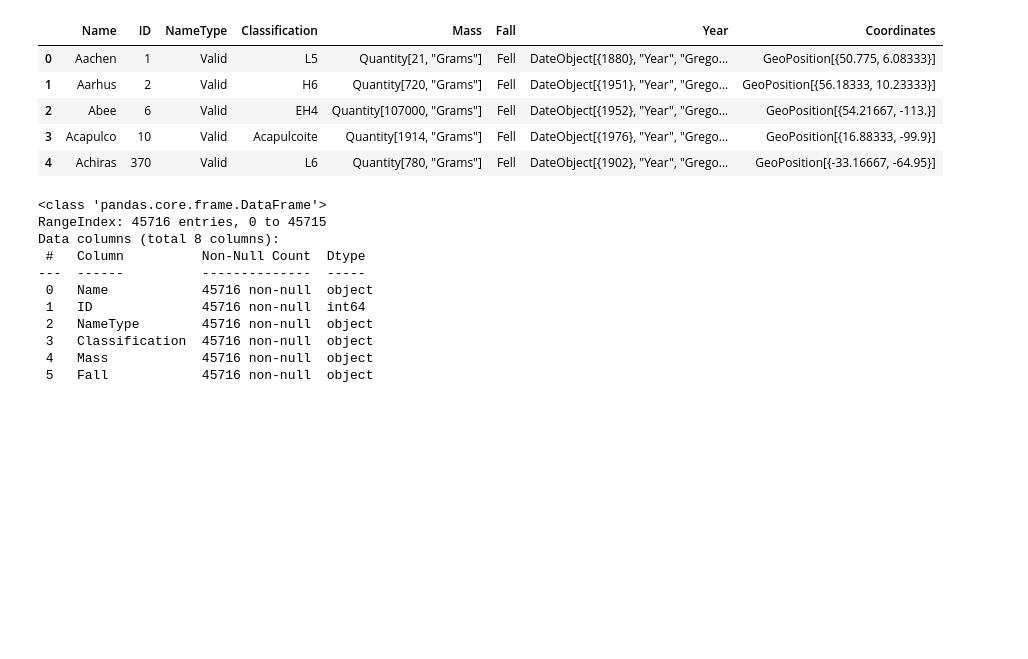
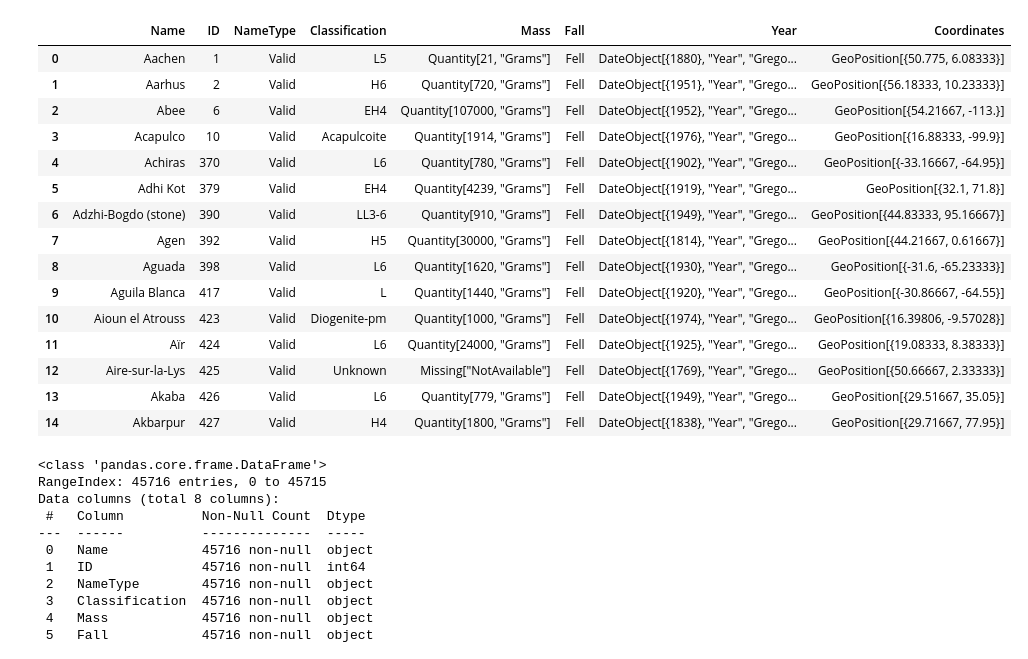
Before and after one commit to hcbagde17/CodeAI_Tasks, a Jupyter notebook: task2.ipynb, the cells around one changed output. Cells and saved outputs as stored; diff of their text form; code cells hidden in the pictures; blank space fills up the shorter version.

```diff
--- a/task2.ipynb
+++ b/task2.ipynb
@@ -5,14 +5,24 @@ import matplotlib.pyplot as plt
 import seaborn as sns
 # %%
 data = pd.read_csv('Meteorite Landing - Meteorite-Landings.csv')
-data.head()
+data.head(15)
 # %% [output]
 |  | Name | ID | NameType | Classification | Mass | Fall | Year | Coordinates |
 | 0 | Aachen | 1 | Valid | L5 | Quantity[21, "Grams"] | Fell | DateObject[{1880}, "Year", "Grego... | GeoPosition[{50.775, 6.08333}] |
 | 1 | Aarhus | 2 | Valid | H6 | Quantity[720, "Grams"] | Fell | DateObject[{1951}, "Year", "Grego... | GeoPosition[{56.18333, 10.23333}] |
 | 2 | Abee | 6 | Valid | EH4 | Quantity[107000, "Grams"] | Fell | DateObject[{1952}, "Year", "Grego... | GeoPosition[{54.21667, -113.}] |
 | 3 | Acapulco | 10 | Valid | Acapulcoite | Quantity[1914, "Grams"] | Fell | DateObject[{1976}, "Year", "Grego... | GeoPosition[{16.88333, -99.9}] |
 | 4 | Achiras | 370 | Valid | L6 | Quantity[780, "Grams"] | Fell | DateObject[{1902}, "Year", "Grego... | GeoPosition[{-33.16667, -64.95}] |
+| 5 | Adhi Kot | 379 | Valid | EH4 | Quantity[4239, "Grams"] | Fell | DateObject[{1919}, "Year", "Grego... | GeoPosition[{32.1, 71.8}] |
+| 6 | Adzhi-Bogdo (stone) | 390 | Valid | LL3-6 | Quantity[910, "Grams"] | Fell | DateObject[{1949}, "Year", "Grego... | GeoPosition[{44.83333, 95.16667}] |
+| 7 | Agen | 392 | Valid | H5 | Quantity[30000, "Grams"] | Fell | DateObject[{1814}, "Year", "Grego... | GeoPosition[{44.21667, 0.61667}] |
+| 8 | Aguada | 398 | Valid | L6 | Quantity[1620, "Grams"] | Fell | DateObject[{1930}, "Year", "Grego... | GeoPosition[{-31.6, -65.23333}] |
+| 9 | Aguila Blanca | 417 | Valid | L | Quantity[1440, "Grams"] | Fell | DateObject[{1920}, "Year", "Grego... | GeoPosition[{-30.86667, -64.55}] |
+| 10 | Aioun el Atrouss | 423 | Valid | Diogenite-pm | Quantity[1000, "Grams"] | Fell | DateObject[{1974}, "Year", "Grego... | GeoPosition[{16.39806, -9.57028}] |
+| 11 | Aïr | 424 | Valid | L6 | Quantity[24000, "Grams"] | Fell | DateObject[{1925}, "Year", "Grego... | GeoPosition[{19.08333, 8.38333}] |
+| 12 | Aire-sur-la-Lys | 425 | Valid | Unknown | Missing["NotAvailable"] | Fell | DateObject[{1769}, "Year", "Grego... | GeoPosition[{50.66667, 2.33333}] |
+| 13 | Akaba | 426 | Valid | L6 | Quantity[779, "Grams"] | Fell | DateObject[{1949}, "Year", "Grego... | GeoPosition[{29.51667, 35.05}] |
+| 14 | Akbarpur | 427 | Valid | H4 | Quantity[1800, "Grams"] | Fell | DateObject[{1838}, "Year", "Grego... | GeoPosition[{29.71667, 77.95}] |
 # %%
 data.info()
 # %% [output]
```
